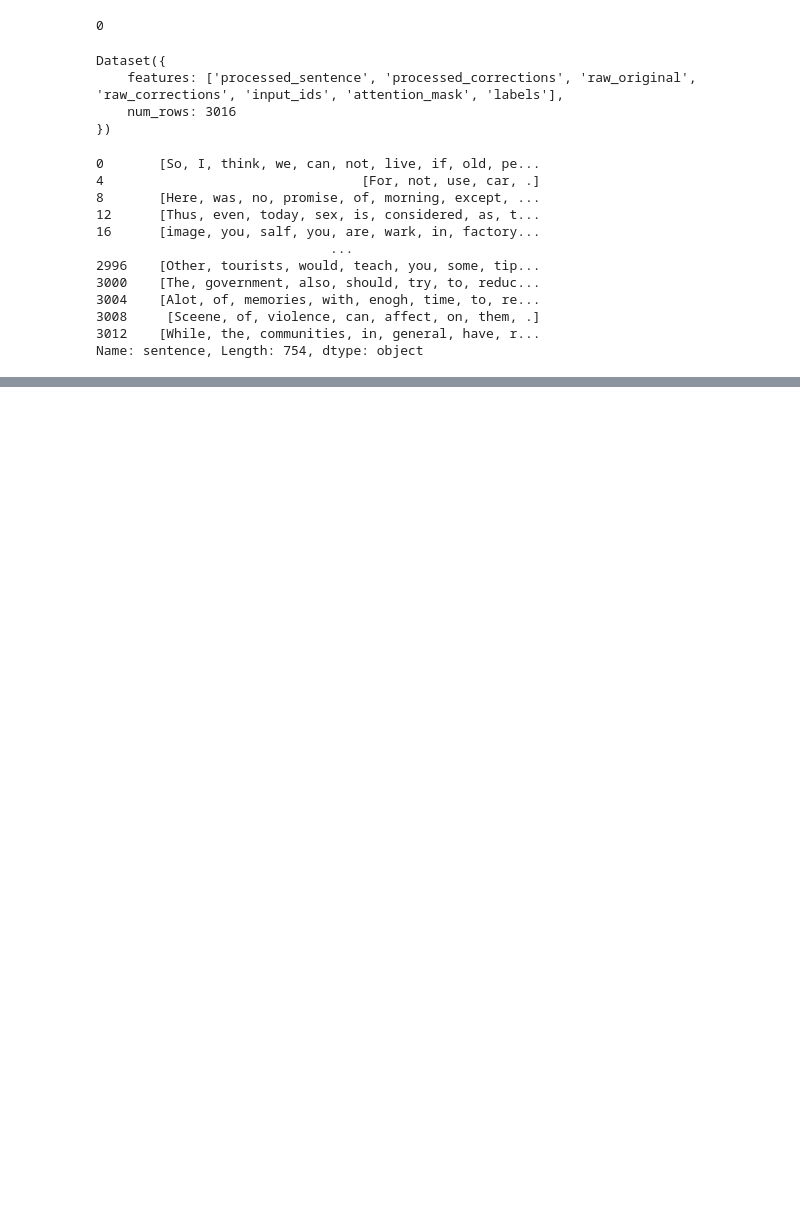
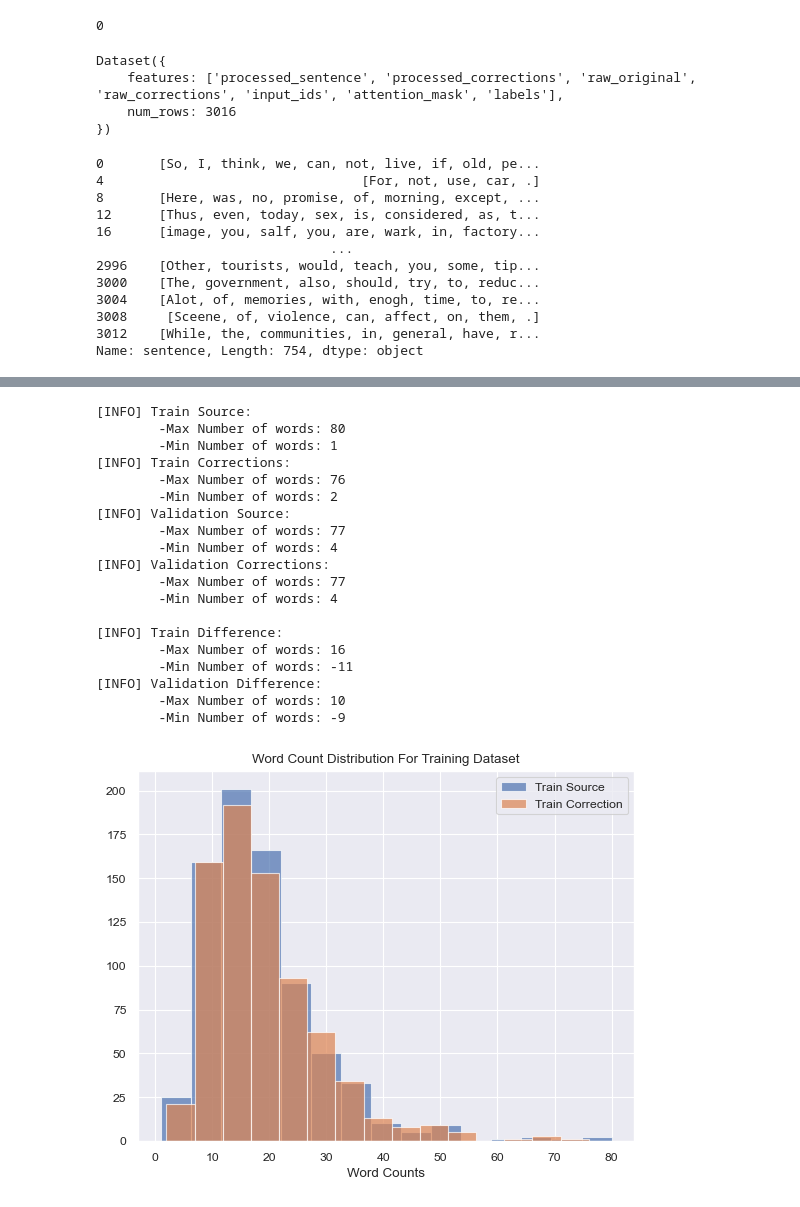
Before and after one commit to Mohitag94/grammar_correction, a Jupyter notebook: test.ipynb, the cells around one changed output, grey strips where cells are left out. Saved outputs shown, nothing was run; the diff lists cells and outputs as text; code cells hidden in the pictures; blank space fills up the shorter version.

Commit message:
char anlysis

```diff
--- a/test.ipynb
+++ b/test.ipynb
@@ -2379,0 +2412,8 @@ Name: sentence, Length: 754, dtype: object
+# %%
+import seaborn as sns
+# setting style
+sns.set_style("darkgrid")
+# setting context
+sns.set_context("paper")
+# setting palette
+sns.set_palette("deep", color_codes=True)
@@ -2379,0 +2662,3 @@ Name: sentence, Length: 754, dtype: object
+# %%
+eda = JFLEGDatasetEDA(
+    train, val, test, r"D:\MScDataScience\9.Research_Methods\Assignment\Assignment2\Grammar_Correction\Images")
@@ -2379,0 +2685,23 @@ Name: sentence, Length: 754, dtype: object
+# %%
+eda.word_count_anlysis()
+# %% [output]
+[INFO] Train Source:
+        -Max Number of words: 80
+        -Min Number of words: 1
+[INFO] Train Corrections:
+        -Max Number of words: 76
+        -Min Number of words: 2
+[INFO] Validation Source:
+        -Max Number of words: 77
+        -Min Number of words: 4
+[INFO] Validation Corrections:
+        -Max Number of words: 77
+        -Min Number of words: 4
+
+[INFO] Train Difference:
+        -Max Number of words: 16
+        -Min Number of words: -11
+[INFO] Validation Difference:
+        -Max Number of words: 10
+        -Min Number of words: -9
+[figure, added]
```
Also changed, not shown: parts of 12 cells of this notebook, 3 other files.
